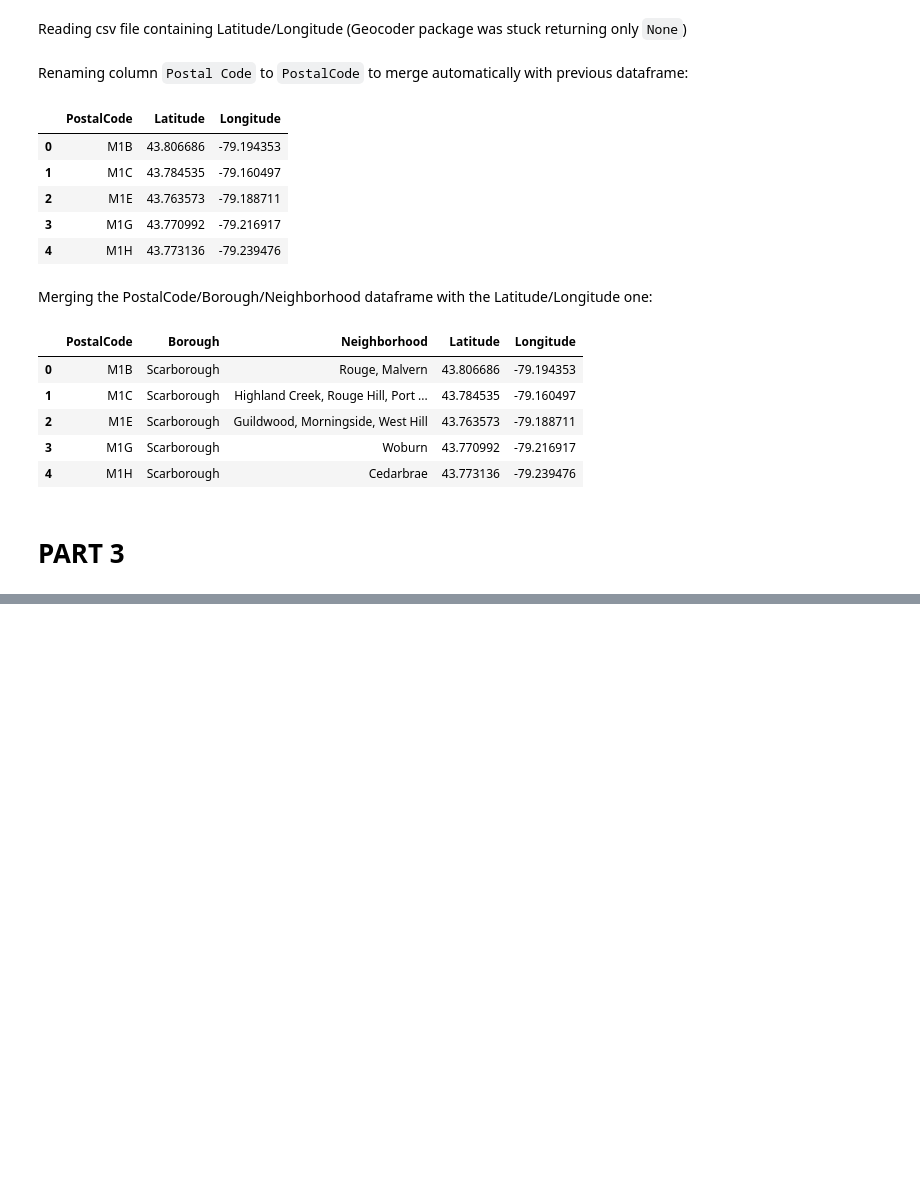
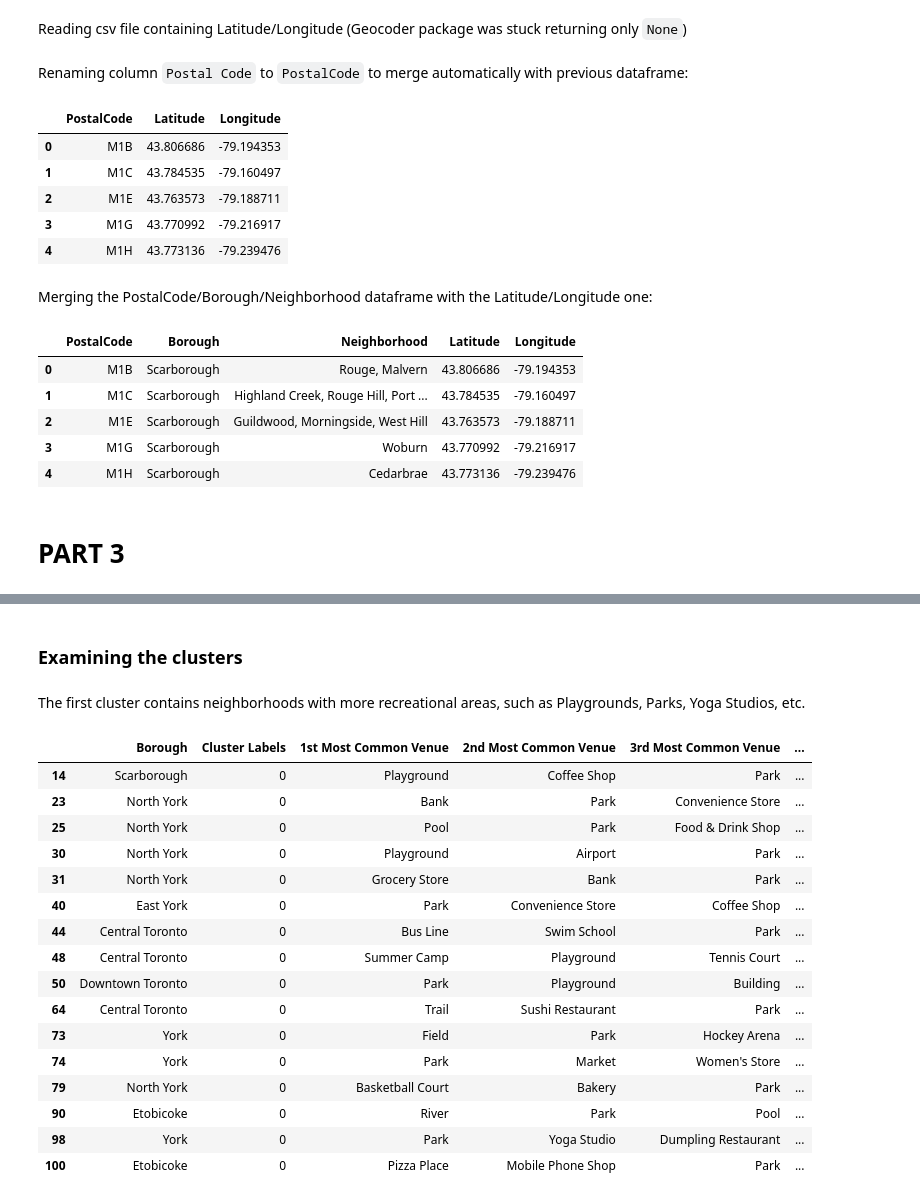
Before and after one commit to filipesmg/Coursera_Capstone, a Jupyter notebook: Toronto_Database.ipynb, the cells around one changed output, grey strips where cells are left out. Saved outputs shown, nothing was run; the diff lists cells and outputs as text; code cells hidden in the pictures; blank space fills up the shorter version.

Commit message:
Published from Watson Studio.

```diff
--- a/Toronto_Database.ipynb
+++ b/Toronto_Database.ipynb
@@ -174,0 +418,21 @@ def getNearbyVenues(names, latitudes, longitudes, radius=500):
+# %%
+num_top_venues = 10
+
+indicators = ['st', 'nd', 'rd']
+
+# create columns according to number of top venues
+columns = ['Neighborhood']
+for ind in np.arange(num_top_venues):
+    try:
+        columns.append('{}{} Most Common Venue'.format(ind+1, indicators[ind]))
+    except:
+        columns.append('{}th Most Common Venue'.format(ind+1))
+
+# create a new dataframe
+neighborhoods_venues_sorted = pd.DataFrame(columns=columns)
+neighborhoods_venues_sorted['Neighborhood'] = toronto_grouped['Region']
+
+for ind in np.arange(toronto_grouped.shape[0]):
+    neighborhoods_venues_sorted.iloc[ind, 1:] = return_most_common_venues(toronto_grouped.iloc[ind, :], num_top_venues)
+
+neighborhoods_venues_sorted.head()
@@ -174,0 +450,11 @@ def getNearbyVenues(names, latitudes, longitudes, radius=500):
+# %%
+# set number of clusters
+kclusters = 3
+
+toronto_grouped_clustering = toronto_grouped.drop('Region', 1)
+
+# run k-means clustering
+kmeans = KMeans(n_clusters=kclusters, random_state=0).fit(toronto_grouped_clustering)
+
+# check cluster labels generated for each row in the dataframe
+kmeans.labels_[0:10]
@@ -174,0 +465,11 @@ def getNearbyVenues(names, latitudes, longitudes, radius=500):
+# %%
+# add clustering labels
+neighborhoods_venues_sorted.insert(0, 'Cluster Labels', kmeans.labels_)
+
+toronto_merged = df_complete
+
+# merge toronto_grouped with toronto_data to add latitude/longitude for each neighborhood
+# Note that we merge on the 'right', since there were Neighborhoods without venues retrieved from the Foursquare API
+toronto_merged = toronto_merged.join(neighborhoods_venues_sorted.set_index('Neighborhood'), on='Neighborhood', how='right')
+
+toronto_merged.head() # check the last columns!
@@ -174,0 +511,24 @@ def getNearbyVenues(names, latitudes, longitudes, radius=500):
+# %% [markdown]
+### Examining the clusters
+# %% [markdown]
+The first cluster contains neighborhoods with more recreational areas, such as Playgrounds, Parks, Yoga Studios, etc.
+# %%
+toronto_merged.loc[toronto_merged['Cluster Labels'] == 0, toronto_merged.columns[[1] + list(range(5, toronto_merged.shape[1]))]]
+# %% [output]
+|  | Borough | Cluster Labels | 1st Most Common Venue | 2nd Most Common Venue | 3rd Most Common Venue | ... |
+| 14 | Scarborough | 0 | Playground | Coffee Shop | Park | ... |
+| 23 | North York | 0 | Bank | Park | Convenience Store | ... |
+| 25 | North York | 0 | Pool | Park | Food & Drink Shop | ... |
+| 30 | North York | 0 | Playground | Airport | Park | ... |
+| 31 | North York | 0 | Grocery Store | Bank | Park | ... |
+| 40 | East York | 0 | Park | Convenience Store | Coffee Shop | ... |
+| 44 | Central Toronto | 0 | Bus Line | Swim School | Park | ... |
+| 48 | Central Toronto | 0 | Summer Camp | Playground | Tennis Court | ... |
+| 50 | Downtown Toronto | 0 | Park | Playground | Building | ... |
+| 64 | Central Toronto | 0 | Trail | Sushi Restaurant | Park | ... |
+| 73 | York | 0 | Field | Park | Hockey Arena | ... |
+| 74 | York | 0 | Park | Market | Women's Store | ... |
+| 79 | North York | 0 | Basketball Court | Bakery | Park | ... |
+| 90 | Etobicoke | 0 | River | Park | Pool | ... |
+| 98 | York | 0 | Park | Yoga Studio | Dumpling Restaurant | ... |
+| 100 | Etobicoke | 0 | Pizza Place | Mobile Phone Shop | Park | ... |
```
Also changed, not shown: parts of 49 cells of this notebook.
